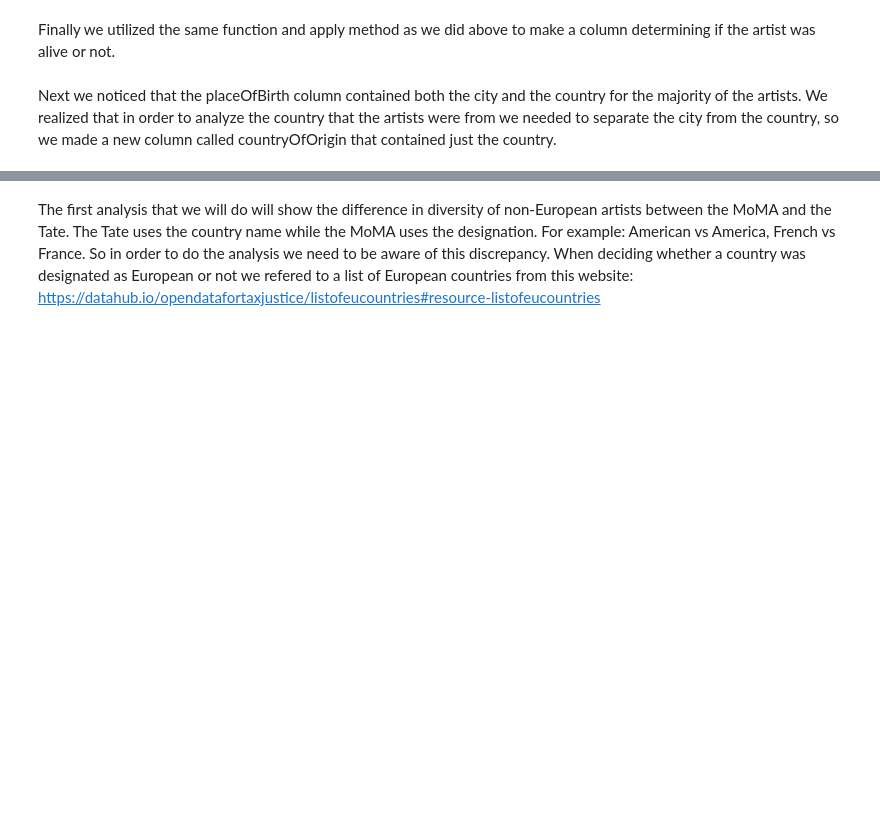
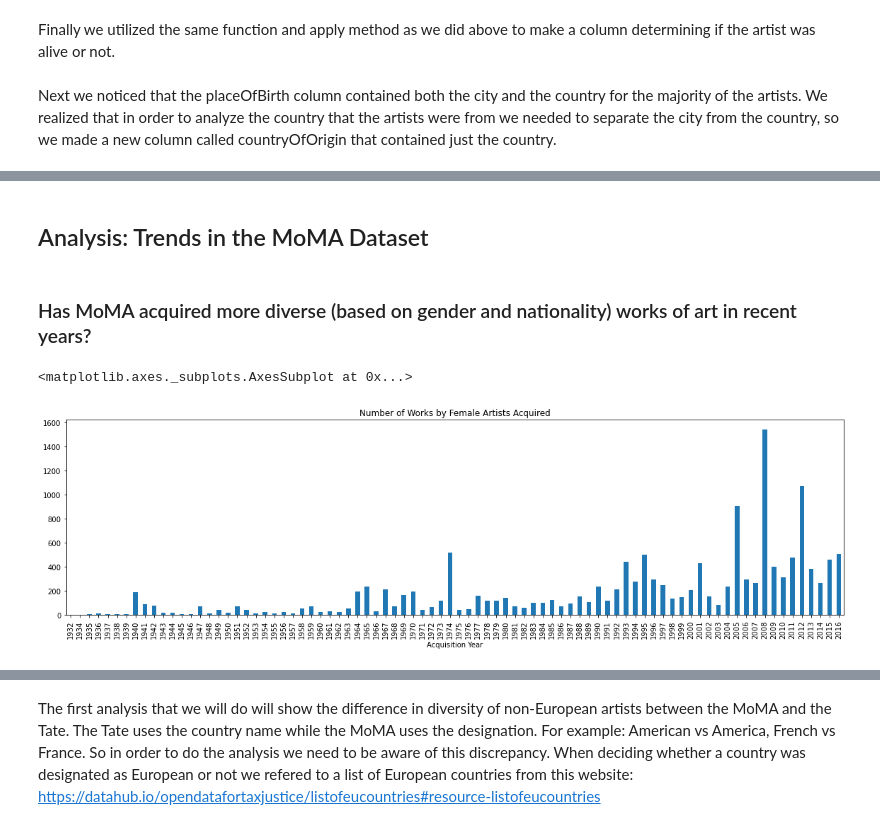
Before and after one commit to emily-oconnell/diversity-in-art-museums, a Jupyter notebook: worknotebook.ipynb, the cells around one changed output, grey strips where cells are left out. Cells and saved outputs as stored; diff of their text form; code cells hidden in the pictures; blank space fills up the shorter version.

```diff
--- a/worknotebook.ipynb
+++ b/worknotebook.ipynb
@@ -205,5 +195,3 @@ moma['alive?'] = moma.apply(lambda row: test(row['Acquisition Year'],row['Death
 #could end up doing analysis on how old the artist was etc.
 # %% [markdown]
 We used apply above to check each row to see if the artist was alive when the work was acquired, then made a column called alive? that was true if they were alive and false if they weren't
-# %%
-moma.drop(columns = ['Acquisition Year'], inplace = True)
@@ -336,3 +314,22 @@ tate.head()
 | 2 | 1037 | A00003 | Blake, Robert | artist | 38 | The Preaching of Warning. Verso: ... | Graphite on paper. Verso: graphit... | 1785 | 1922.0 | ... |
 | 3 | 1038 | A00004 | Blake, Robert | artist | 38 | Six Drawings of Figures with Outs... | Graphite on paper | NaN | 1922.0 | ... |
 | 4 | 1039 | A00005 | Blake, William | artist | 39 | The Circle of the Lustful: France... | Line engraving on paper | 1826 | 1919.0 | ... |
+# %% [markdown]
+## Analysis: Trends in the MoMA Dataset
+# %% [markdown]
+### Has MoMA acquired more diverse (based on gender and nationality) works of art in recent years?
+# %%
+# number of works by female artists acquired each year
+female_by_year = moma[moma.Gender == 'Female'].groupby(['Acquisition Year']).count()
+female_by_year["Artwork ID"]
+
+# number of works by non American artists acquired each year
+nonAmerican_by_year = moma[moma.Nationality != 'American'].groupby(['Acquisition Year']).count()
+# %%
+# The number of works by female acquired each year
+female_graph = female_by_year["Artwork ID"].plot(kind='bar', figsize=(16, 5), title = "Number of Works by Female Artists Acquired")
+female_graph.figure.tight_layout()
+female_graph
+# %% [output]
+<matplotlib.axes._subplots.AxesSubplot at 0x...>
+[figure, added]
```
Also changed, not shown: parts of 44 cells of this notebook.
